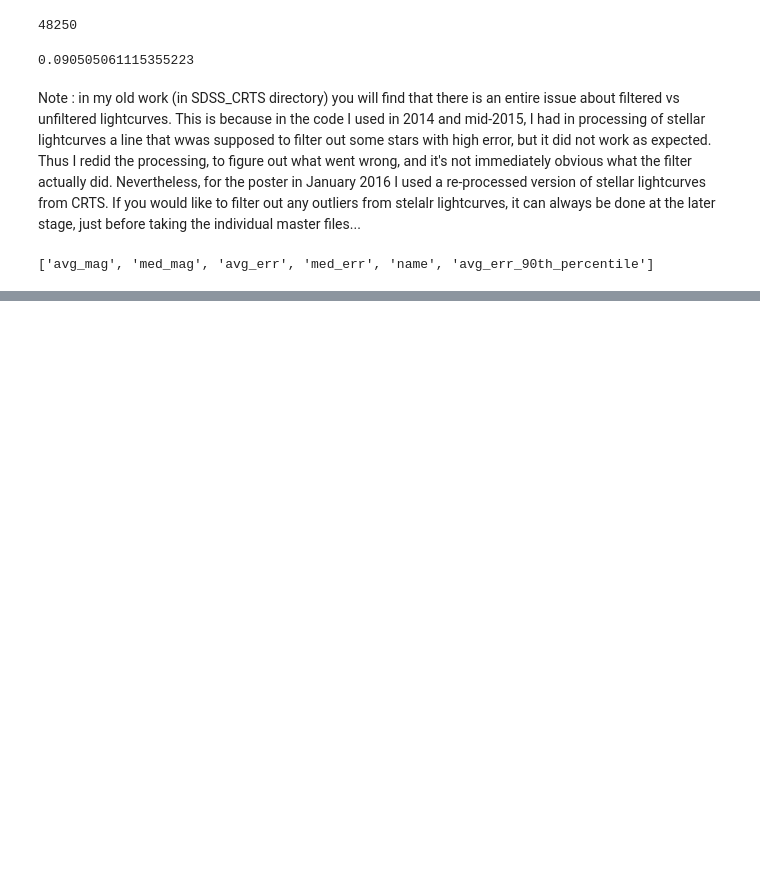
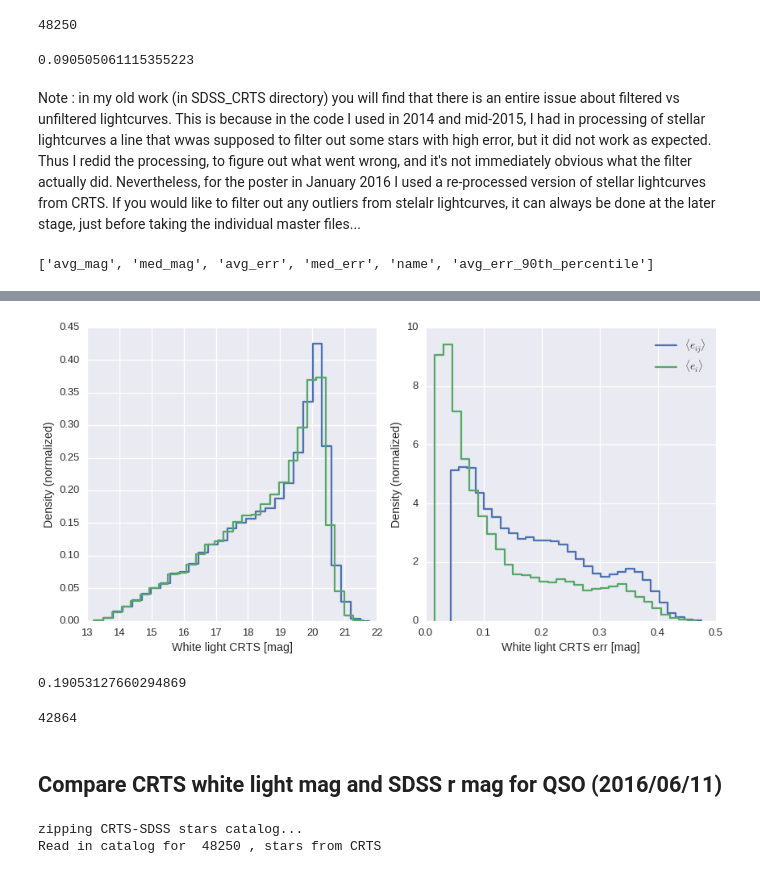
Before and after one commit to suberlak/CRTS_PROJECT, a Jupyter notebook: A_Fig_1_stars_CRTS_stats.ipynb, the cells around one changed output, grey strips where cells are left out. Cells and saved outputs as stored; diff of their text form; code cells hidden in the pictures; blank space fills up the shorter version.

```diff
--- a/A_Fig_1_stars_CRTS_stats.ipynb
+++ b/A_Fig_1_stars_CRTS_stats.ipynb
@@ -305,0 +352,60 @@ min(stats_proc_err_w['avg_err'])
+# %%
+#m = (stats_before['mag']>15)*(stats_before['mag']<22)
+#plt.hist(mag_list[m])
+import seaborn as sns
+sns.set_context('talk')
+fig,ax = plt.subplots(1,2, figsize=(12,6))
+nbins=30
+# Calculate the histogram1 : new day-averages
+hist1, bin_edges = np.histogram(stats_before['avg_mag'], bins=nbins, density=True)
+bin_centres1 = (bin_edges[:-1] + bin_edges[1:])/2
+
+# Calculate the histogram2 : old day-averages
+hist2, bin_edges = np.histogram(stats_after['avg_mag'], bins=nbins, density=True)
+bin_centres2 = (bin_edges[:-1] + bin_edges[1:])/2
+
+ax[0].plot(bin_centres1, hist1, ls = 'steps', label=r'$\langle m_{ij}\rangle$')
+ax[0].plot(bin_centres2, hist2, ls = 'steps', label=r'$\langle m_{i}\rangle$')
+plt.legend(loc='best')
+ax[0].set_ylabel('Density (normalized)')
+ax[0].set_xlabel('White light CRTS [mag]')
+
+hist1, bin_edges = np.histogram(stats_before['avg_err'], bins=nbins, density=True)
+bin_centres1 = (bin_edges[:-1] + bin_edges[1:])/2
+delta = (bin_centres1[1]-bin_centres1[0])
+value = bin_centres1[0] -delta
+bin_centres1 = np.insert(bin_centres1, [0], value)
+hist1 = np.insert(hist1, [0],0)
+# Calculate the histogram2 : old day-averages
+hist2, bin_edges = np.histogram(stats_after['avg_err'], bins=nbins, density=True)
+bin_centres2 = (bin_edges[:-1] + bin_edges[1:])/2
+delta = (bin_centres2[1]-bin_centres2[0])
+value = bin_centres2[0] -delta
+bin_centres2 = np.insert(bin_centres2, [0], value)
+hist2 = np.insert(hist2, [0],0)
+
+ax[1].plot(bin_centres1, hist1, ls = 'steps', label=r'$\langle e_{ij}\rangle$')
+ax[1].plot(bin_centres2, hist2, ls = 'steps', label=r'$\langle e_{i}\rangle$')
+plt.legend(loc='best')
+ax[1].set_ylabel('Density (normalized)')
+ax[1].set_xlabel('White light CRTS err [mag]')
+plt.tight_layout()
+plt.savefig('../Fig_1_Stars_CRTS_before_vs_after_preproc.png')
+# %% [output]
+[figure, added]
+# %%
+np.mean(stats_after['avg_err'])
+# %% [output]
+0.19053127660294869
+# %%
+np.sum(np.array(stats_after['avg_err']) < 0.3)
+# %% [output]
+42864
+# %% [markdown]
+## Compare CRTS white light mag and SDSS r mag  for QSO (2016/06/11)
+# %%
+import CRTS_paper_modules as mod
+cols2 , star_cat= mod.get_stars_catalog()
+# %% [output]
+zipping CRTS-SDSS stars catalog...
+Read in catalog for  48250 , stars from CRTS
```
Also changed, not shown: parts of 11 cells of this notebook, 1 other file.
